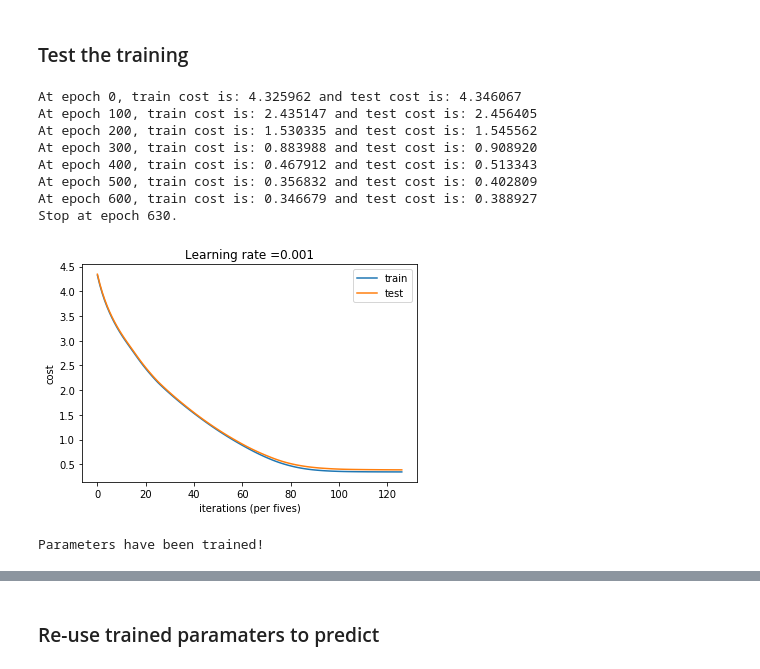
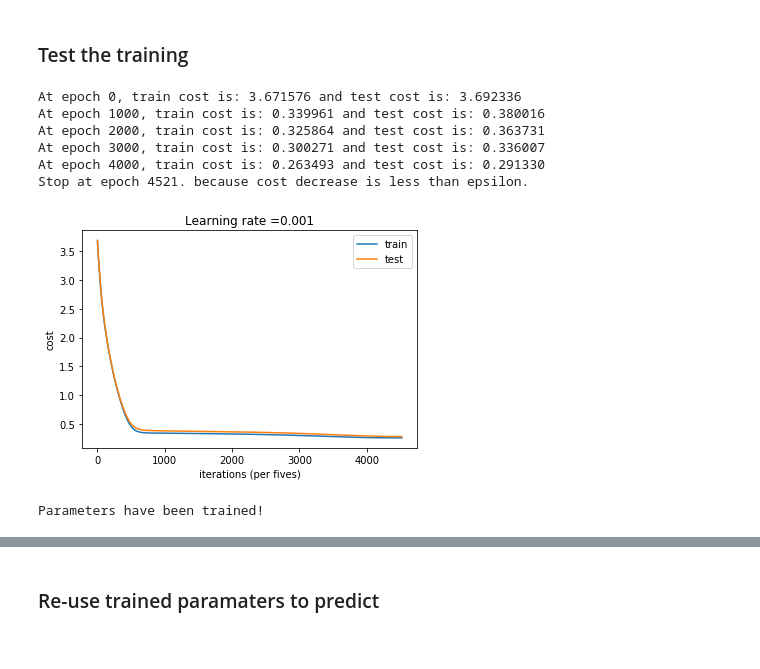
Before and after one commit to Nathanlauga/creating-nn-tensorflow-1_15, a Jupyter notebook: Creating-NN-tensorflow-1_15.ipynb, the cells around one changed output, grey strips where cells are left out. Cells and saved outputs as stored; diff of their text form; code cells hidden in the pictures.

```diff
--- a/Creating-NN-tensorflow-1_15.ipynb
+++ b/Creating-NN-tensorflow-1_15.ipynb
@@ -28,0 +38,6 @@ warnings.filterwarnings('ignore')
+# %%
+with tf.Session() as sess:
+    devices = sess.list_devices()
+sess.close()
+
+devices
@@ -172,7 +209,10 @@ def forward_propagation(X, parameters, activation='relu'):
         Prediction output shape (n_rows, n_units_output)
     """
     A = X
-    n_layers = parameters['L']
+    if 'L' not in parameters:
+        n_layers = int(len(parameters) / 2)
+    else:
+        n_layers = parameters['L']
 
     for l in range(0, n_layers):
         act_l = activation if l != n_layers-1 else None
@@ -570,31 +629,30 @@ def neural_network(X_train, Y_train, X_test=None, Y_test=None,
 # %%
 # Choose hyper parameters
 learning_rate = 0.001
 num_epochs = None
-epsilon = 0.0001
-n_units = [10,10,10]
+epsilon = 0.0000001
+early_stopping = 10
+n_units = [20,10]
 activation = 'relu'
 loss_fn = 'RMSE log'
 optimizer = 'Adam'
 # batch_size to implement
 
 # Helper parameters
-display_freq = 100
+display_freq = 1000
 
 parameters = neural_network(X_train, y_train, X_test, y_test,
-                           learning_rate, num_epochs, epsilon,
+                           learning_rate, num_epochs, epsilon, early_stopping,
                            n_units, activation, loss_fn, optimizer,
                            display_freq)
 # %% [output]
-At epoch 0, train cost is: 4.325962 and test cost is: 4.346067
-At epoch 100, train cost is: 2.435147 and test cost is: 2.456405
-At epoch 200, train cost is: 1.530335 and test cost is: 1.545562
-At epoch 300, train cost is: 0.883988 and test cost is: 0.908920
-At epoch 400, train cost is: 0.467912 and test cost is: 0.513343
-At epoch 500, train cost is: 0.356832 and test cost is: 0.402809
-At epoch 600, train cost is: 0.346679 and test cost is: 0.388927
-Stop at epoch 630.
+At epoch 0, train cost is: 3.671576 and test cost is: 3.692336
+At epoch 1000, train cost is: 0.339961 and test cost is: 0.380016
+At epoch 2000, train cost is: 0.325864 and test cost is: 0.363731
+At epoch 3000, train cost is: 0.300271 and test cost is: 0.336007
+At epoch 4000, train cost is: 0.263493 and test cost is: 0.291330
+Stop at epoch 4521. because cost decrease is less than epsilon.
-[figure, old version]
+[figure, new version]
 Parameters have been trained!
 # %%
 # !tensorboard --logdir="./summaries/dashboard/" --port 6006
```
Also changed, not shown: parts of 15 cells of this notebook, 3 other files.
